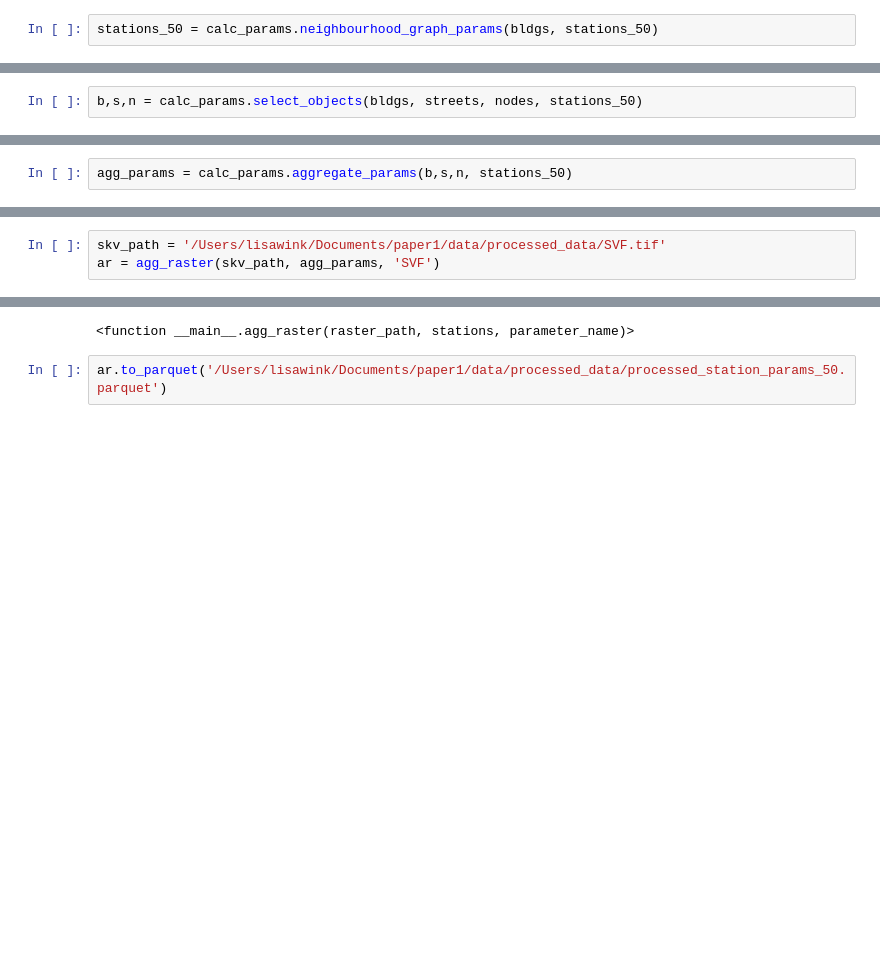
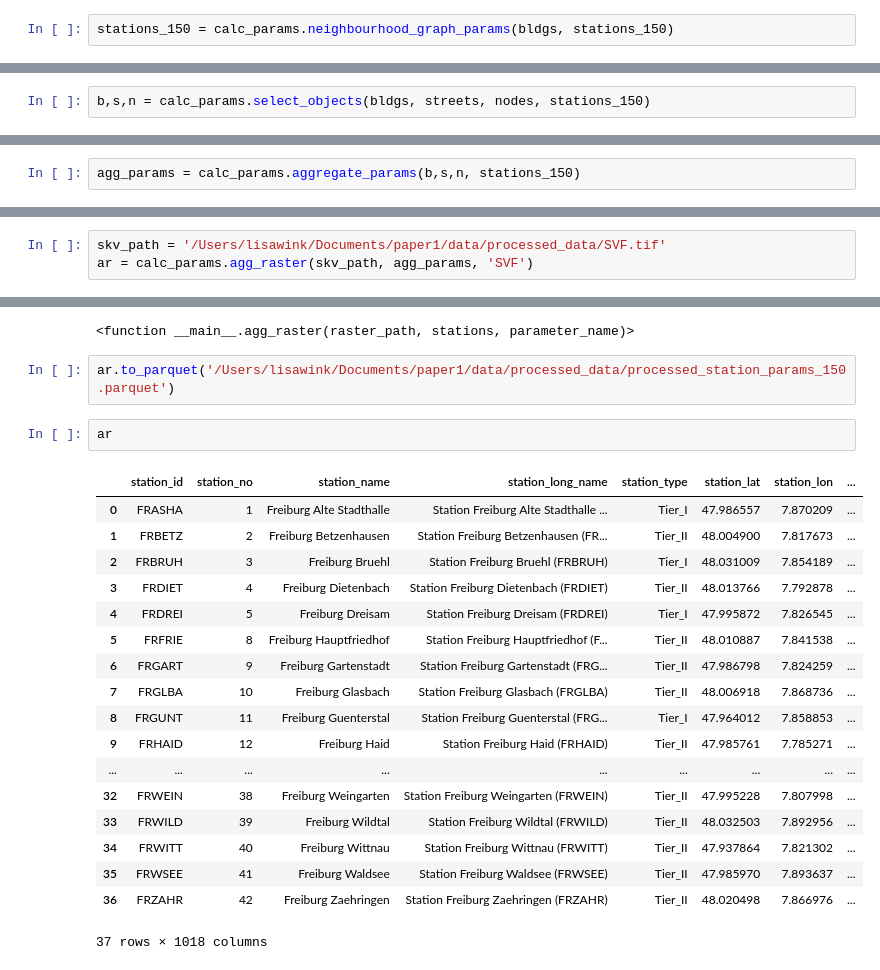
Before and after one commit to lisawink/freiburg, a Jupyter notebook: notebooks/calc_params.ipynb, the cells around one changed output, grey strips where cells are left out. Saved outputs shown, nothing was run; the diff lists cells and outputs as text; blank space fills up the shorter version.

```diff
--- a/notebooks/calc_params.ipynb
+++ b/notebooks/calc_params.ipynb
@@ -133,5 +185,5 @@ NameError: name 'gpd' is not defined
 # %%
-stations_50 = calc_params.neighbourhood_graph_params(bldgs, stations_50)
+stations_150 = calc_params.neighbourhood_graph_params(bldgs, stations_150)
 # %% [output]
 A value is trying to be set on a copy of a slice from a DataFrame.
 Try using .loc[row_indexer,col_indexer] = value instead
@@ -155,13 +207,13 @@ stations_50.explore()
 # %% [output]
 [interactive output not drawn]
 # %%
-b,s,n = calc_params.select_objects(bldgs, streets, nodes, stations_50)
+b,s,n = calc_params.select_objects(bldgs, streets, nodes, stations_150)
 # %%
 b[['geometry_2d','BuSqC']].explore(column='BuSqC')
 # %% [output]
 [interactive output not drawn]
 # %%
-agg_params = calc_params.aggregate_params(b,s,n, stations_50)
+agg_params = calc_params.aggregate_params(b,s,n, stations_150)
 # %%
 for i in agg_params.columns:
     print(i)
@@ -227,6 +238,6 @@ def agg_raster(raster_path, stations, parameter_name):
 # %%
 skv_path = '/Users/lisawink/Documents/paper1/data/processed_data/SVF.tif'
-ar = agg_raster(skv_path, agg_params, 'SVF')
+ar = calc_params.agg_raster(skv_path, agg_params, 'SVF')
 # %%
 for i in ar.columns:
     print(i)
@@ -257,4 +268,25 @@ agg_raster
 # %% [output]
 <function __main__.agg_raster(raster_path, stations, parameter_name)>
 # %%
-ar.to_parquet('/Users/lisawink/Documents/paper1/data/processed_data/processed_station_params_50.parquet')
+ar.to_parquet('/Users/lisawink/Documents/paper1/data/processed_data/processed_station_params_150.parquet')
+# %%
+ar
+# %% [output]
+|  | station_id | station_no | station_name | station_long_name | station_type | station_lat | station_lon | ... |
+| 0 | FRASHA | 1 | Freiburg Alte Stadthalle | Station Freiburg Alte Stadthalle ... | Tier_I | 47.986557 | 7.870209 | ... |
+| 1 | FRBETZ | 2 | Freiburg Betzenhausen | Station Freiburg Betzenhausen (FR... | Tier_II | 48.004900 | 7.817673 | ... |
+| 2 | FRBRUH | 3 | Freiburg Bruehl | Station Freiburg Bruehl (FRBRUH) | Tier_I | 48.031009 | 7.854189 | ... |
+| 3 | FRDIET | 4 | Freiburg Dietenbach | Station Freiburg Dietenbach (FRDIET) | Tier_II | 48.013766 | 7.792878 | ... |
+| 4 | FRDREI | 5 | Freiburg Dreisam | Station Freiburg Dreisam (FRDREI) | Tier_I | 47.995872 | 7.826545 | ... |
+| 5 | FRFRIE | 8 | Freiburg Hauptfriedhof | Station Freiburg Hauptfriedhof (F... | Tier_II | 48.010887 | 7.841538 | ... |
+| 6 | FRGART | 9 | Freiburg Gartenstadt | Station Freiburg Gartenstadt (FRG... | Tier_II | 47.986798 | 7.824259 | ... |
+| 7 | FRGLBA | 10 | Freiburg Glasbach | Station Freiburg Glasbach (FRGLBA) | Tier_II | 48.006918 | 7.868736 | ... |
+| 8 | FRGUNT | 11 | Freiburg Guenterstal | Station Freiburg Guenterstal (FRG... | Tier_I | 47.964012 | 7.858853 | ... |
+| 9 | FRHAID | 12 | Freiburg Haid | Station Freiburg Haid (FRHAID) | Tier_II | 47.985761 | 7.785271 | ... |
+| ... | ... | ... | ... | ... | ... | ... | ... | ... |
+| 32 | FRWEIN | 38 | Freiburg Weingarten | Station Freiburg Weingarten (FRWEIN) | Tier_II | 47.995228 | 7.807998 | ... |
+| 33 | FRWILD | 39 | Freiburg Wildtal | Station Freiburg Wildtal (FRWILD) | Tier_II | 48.032503 | 7.892956 | ... |
+| 34 | FRWITT | 40 | Freiburg Wittnau | Station Freiburg Wittnau (FRWITT) | Tier_II | 47.937864 | 7.821302 | ... |
+| 35 | FRWSEE | 41 | Freiburg Waldsee | Station Freiburg Waldsee (FRWSEE) | Tier_II | 47.985970 | 7.893637 | ... |
+| 36 | FRZAHR | 42 | Freiburg Zaehringen | Station Freiburg Zaehringen (FRZAHR) | Tier_II | 48.020498 | 7.866976 | ... |
+37 rows × 1018 columns
```
Also changed, not shown: parts of 14 cells of this notebook, 1 other file.
